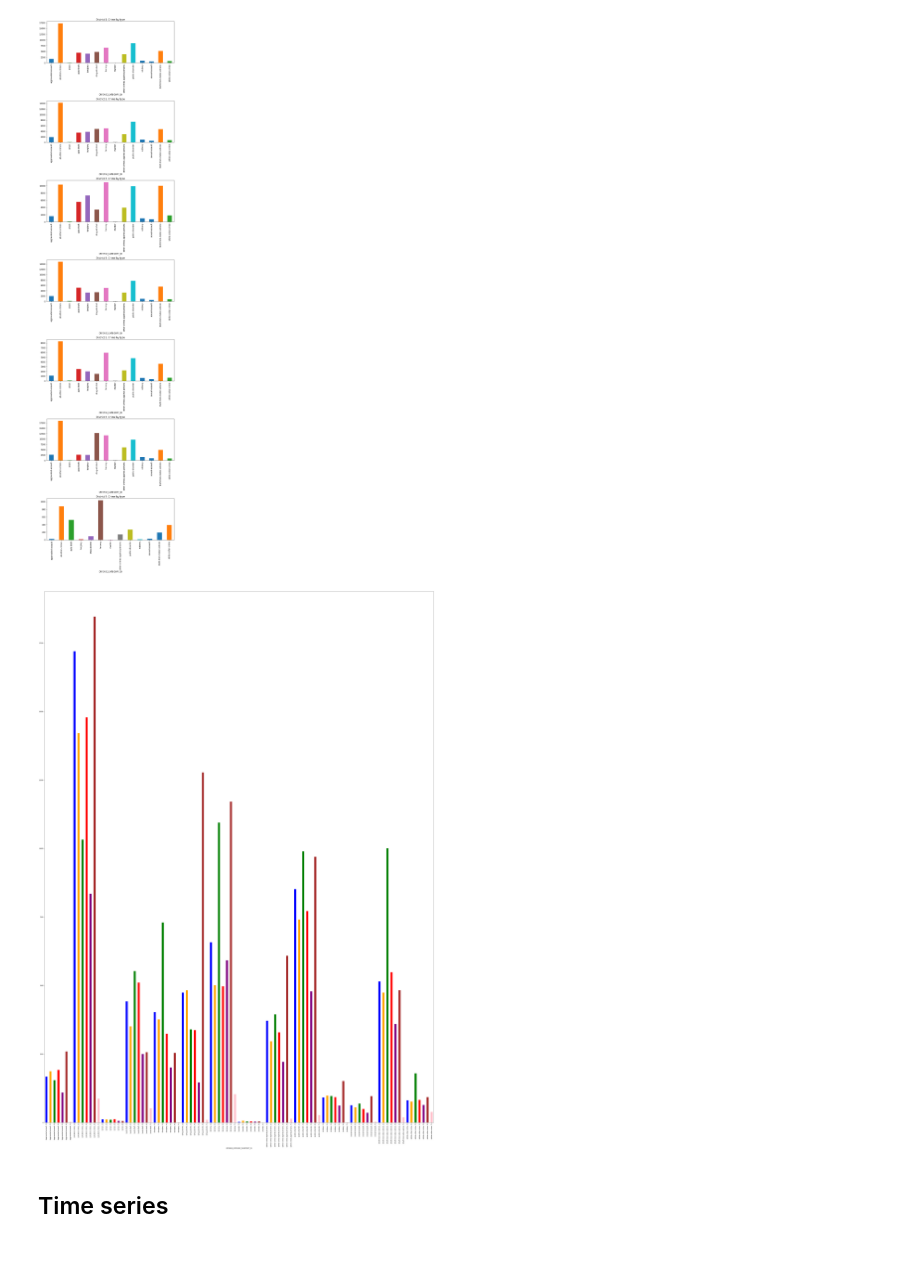
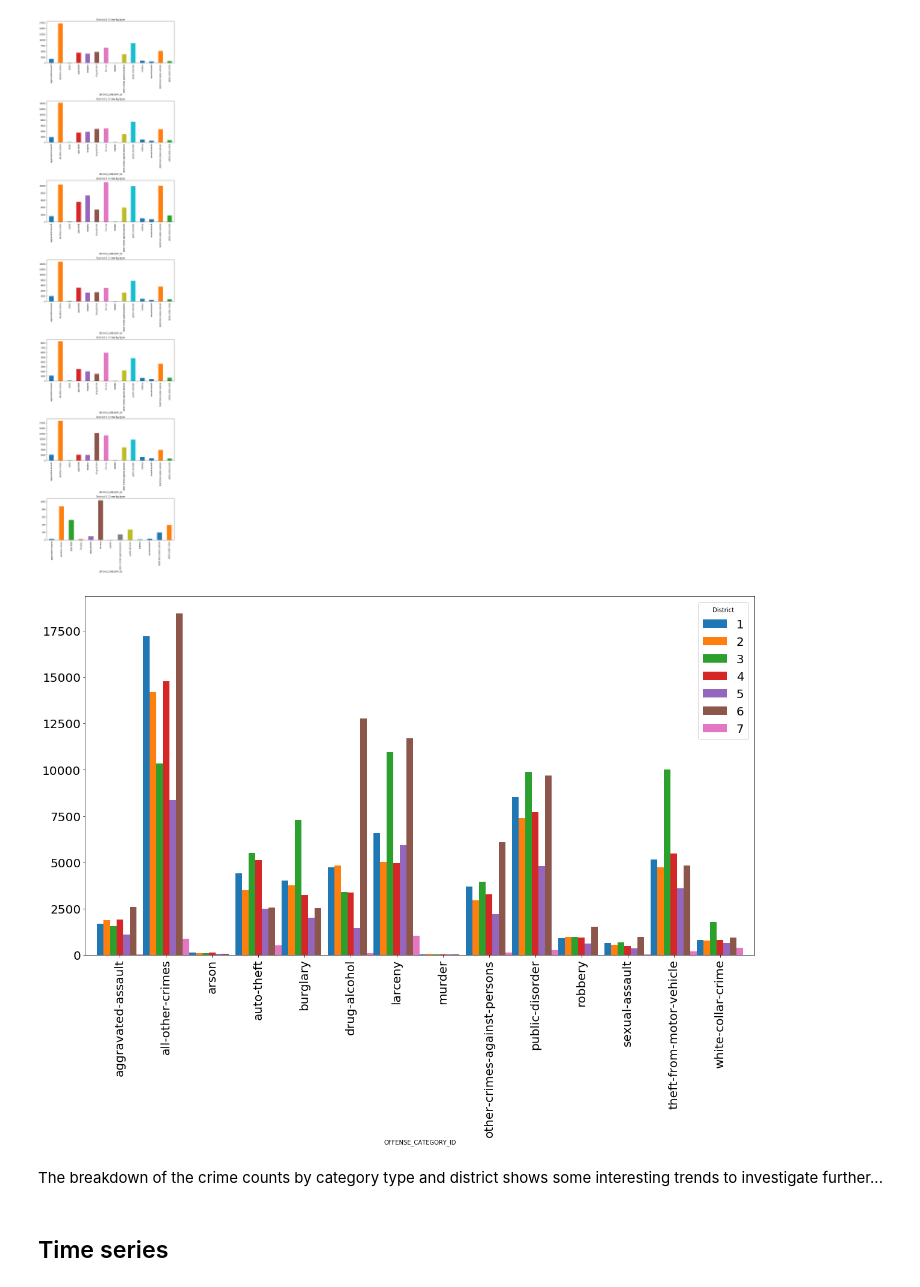
Before and after one commit to mosqueteiro/denver_crime_data, a Jupyter notebook: denver_crime_data_eda.ipynb, the cells around one changed output. Drawn from its saved outputs; the diff is of its cells as text; code cells hidden in the pictures; blank space fills up the shorter version.

Commit message:
update eda in notebook, save images, add ttest_rel func

```diff
--- a/denver_crime_data_eda.ipynb
+++ b/denver_crime_data_eda.ipynb
@@ -360,17 +361,20 @@ figs_save['District crime by type'] = (fig, 'dist_crime_by_type.jpg')
 # %% [output]
 [figure]
 # %%
-fig1, ax = plt.subplots(figsize=(50,70))
-dist_colors = ['blue', 'orange', 'green', 'red', 'purple', 'brown', 'pink']
-# dist_leg = pd.DataFrame([x for x in zip(range(1,8), dist_colors)])
-dist_colors = dist_colors*2 + ['blue', 'orange', 'green', 'red', 'purple', 'brown'] + dist_colors*11
-df_crime.groupby(['OFFENSE_CATEGORY_ID', 'DISTRICT_ID']
-                ).INCIDENT_ID.count().plot(kind='bar', fontsize=10, color=dist_colors, ax=ax)
-# pd.plotting.table(ax, dist_leg, loc='upper right')
+fig1, ax = plt.subplots(figsize=(20,11))
+
+df_crime.groupby('OFFENSE_CATEGORY_ID').DISTRICT_ID.value_counts().sort_index().unstack().plot(kind='bar',
+                                                                                               ax=ax,
+                                                                                               fontsize=20,
+                                                                                               width=1
+                                                                                              )
+ax.legend(title='District', fontsize=20)
 
 figs_save['Crime by category and district'] = (fig1, 'crime_categ_dist.jpg')
 # %% [output]
-[figure, old version]
+[figure, new version]
+# %% [markdown]
+The breakdown of the crime counts by category type and district shows some interesting trends to investigate further...
 # %% [markdown]
 ## Time series
 # %%
```
Also changed, not shown: parts of 24 cells of this notebook, 15 other files.
